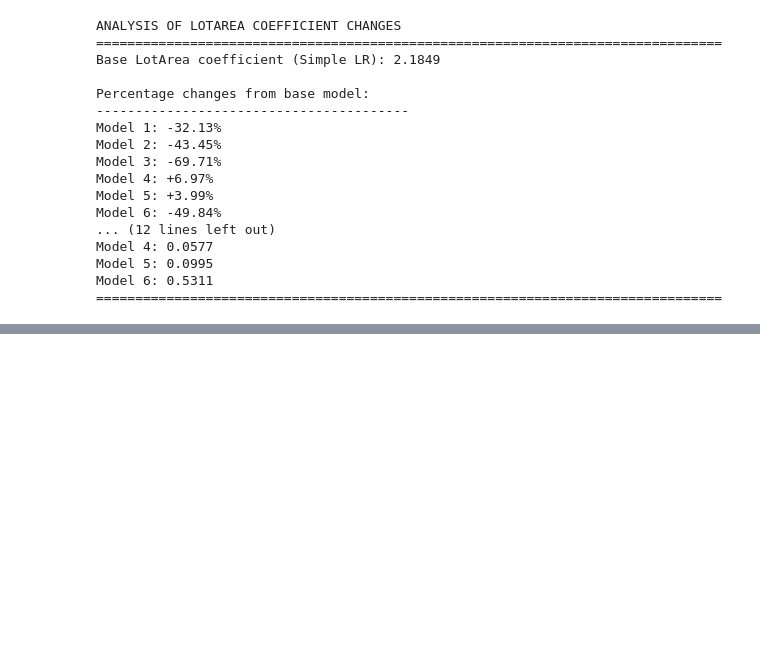
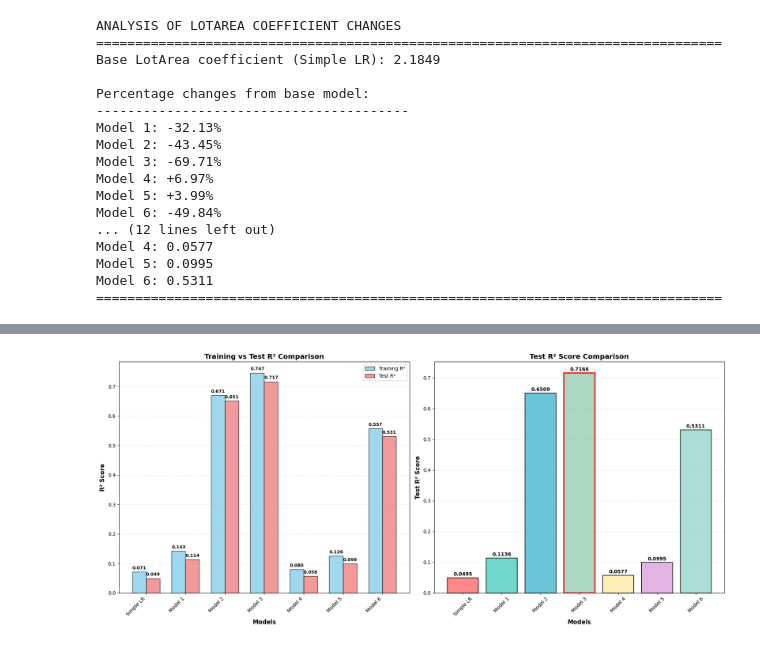
Before and after one commit to Uttam-Mahata/Machine-Learning-LAB, a Jupyter notebook: Assignment 1 - Linear Regression/house_price_classification.ipynb, the cells around one changed output, grey strips where cells are left out. Saved outputs shown, nothing was run; the diff lists cells and outputs as text; code cells hidden in the pictures; blank space fills up the shorter version.

```diff
--- a/Assignment 1 - Linear Regression/house_price_classification.ipynb
+++ b/Assignment 1 - Linear Regression/house_price_classification.ipynb
@@ -956,3 +1006,88 @@ Model 4: 0.0577
 Model 5: 0.0995
 Model 6: 0.5311
 ================================================================================
+# %%
+# Comprehensive R² Comparison Plot
+print("CREATING COMPREHENSIVE R² COMPARISON VISUALIZATION")
+print("="*80)
+
+# Prepare data for R² comparison plot
+fig, (ax1, ax2) = plt.subplots(1, 2, figsize=(18, 8))
+
+# Get R² scores for all models
+all_train_r2 = []
+all_test_r2 = []
+model_names_for_plot = []
+
+# Original models (1-4)
+for model_name in original_model_names:
+    if model_name in summary_results:
+        all_train_r2.append(summary_results[model_name]['avg_train_r2'])
+        all_test_r2.append(summary_results[model_name]['avg_test_r2'])
+        model_names_for_plot.append(model_name.split('(')[0].strip())
+
+# Mixed models (4-6)
+for model_name in mixed_model_names:
+    if model_name in mixed_summary_results:
+        all_train_r2.append(mixed_summary_results[model_name]['avg_train_r2'])
+        all_test_r2.append(mixed_summary_results[model_name]['avg_test_r2'])
+        model_names_for_plot.append(model_name.split('(')[0].strip())
+
+# Short names for better visualization
+short_names_r2 = ['Simple LR', 'Model 1', 'Model 2', 'Model 3', 'Model 4', 'Model 5', 'Model 6']
+
+# Plot 1: Side-by-side comparison of Train vs Test R²
+x_pos = np.arange(len(short_names_r2))
+width = 0.35
+
+bars1 = ax1.bar(x_pos - width/2, all_train_r2, width,
+               label='Training R²', color='skyblue', alpha=0.8, edgecolor='black')
+bars2 = ax1.bar(x_pos + width/2, all_test_r2, width,
+               label='Test R²', color='lightcoral', alpha=0.8, edgecolor='black')
+
+ax1.set_xlabel('Models', fontsize=12, fontweight='bold')
+ax1.set_ylabel('R² Score', fontsize=12, fontweight='bold')
+ax1.set_title('Training vs Test R² Comparison', fontsize=14, fontweight='bold')
+ax1.set_xticks(x_pos)
+ax1.set_xticklabels(short_names_r2, rotation=45, ha='right')
+ax1.legend()
+ax1.grid(axis='y', alpha=0.3, linestyle='--')
+
+# Add value labels on bars
+for bar in bars1:
+    height = bar.get_height()
+    ax1.text(bar.get_x() + bar.get_width()/2., height + 0.005,
+             f'{height:.3f}', ha='center', va='bottom', fontsize=9, fontweight='bold')
+
+for bar in bars2:
+    height = bar.get_height()
+    ax1.text(bar.get_x() + bar.get_width()/2., height + 0.005,
+             f'{height:.3f}', ha='center', va='bottom', fontsize=9, fontweight='bold')
+
+# Plot 2: Test R² scores only (cleaner view)
+colors = ['#FF6B6B', '#4ECDC4', '#45B7D1', '#96CEB4', '#FFEAA7', '#DDA0DD', '#98D8C8']
+bars3 = ax2.bar(short_names_r2, all_test_r2, color=colors, alpha=0.8, edgecolor='black', linewidth=1.5)
+
+ax2.set_xlabel('Models', fontsize=12, fontweight='bold')
+ax2.set_ylabel('Test R² Score', fontsize=12, fontweight='bold')
+ax2.set_title('Test R² Score Comparison', fontsize=14, fontweight='bold')
+ax2.tick_params(axis='x', rotation=45)
+ax2.grid(axis='y', alpha=0.3, linestyle='--')
+
+# Add value labels on bars
+for bar in bars3:
+    height = bar.get_height()
+    ax2.text(bar.get_x() + bar.get_width()/2., height + 0.003,
+             f'{height:.4f}', ha='center', va='bottom', fontsize=10, fontweight='bold')
+
+# Highlight the best performing model
+best_idx = np.argmax(all_test_r2)
+bars3[best_idx].set_edgecolor('red')
+bars3[best_idx].set_linewidth(3)
+
+plt.tight_layout()
+plt.show()
+
+print(f"\nBest performing model: {short_names_r2[best_idx]} with Test R² = {all_test_r2[best_idx]:.4f}")
+print("="*80)
+# %% [output]
@@ -958,0 +1096 @@ Model 6: 0.5311
+[figure, added]
```
Also changed, not shown: parts of 5 cells of this notebook, 6 other files.
